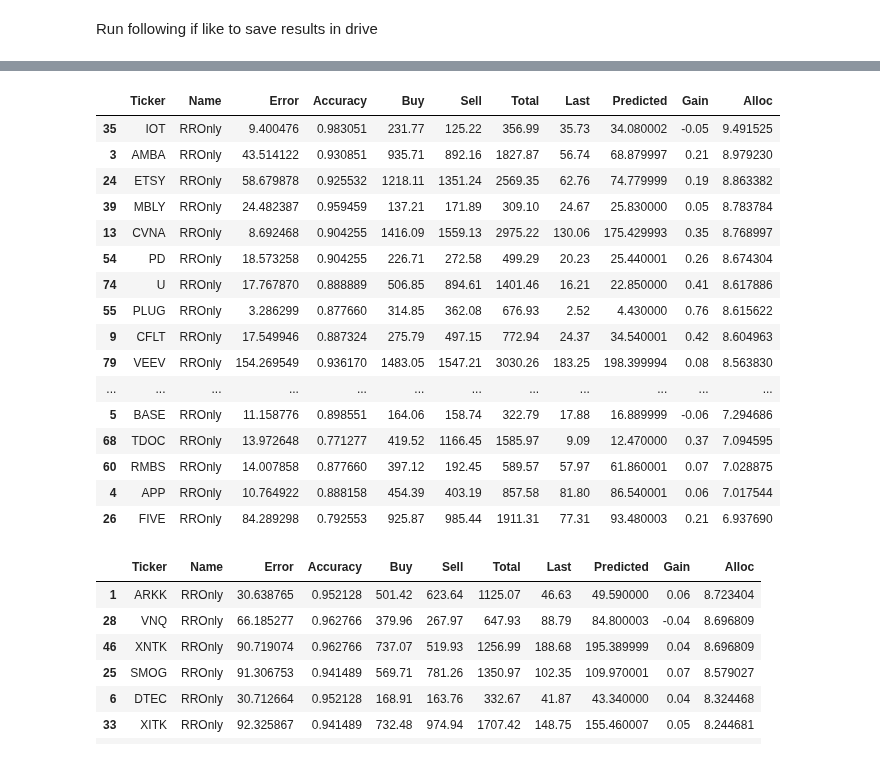
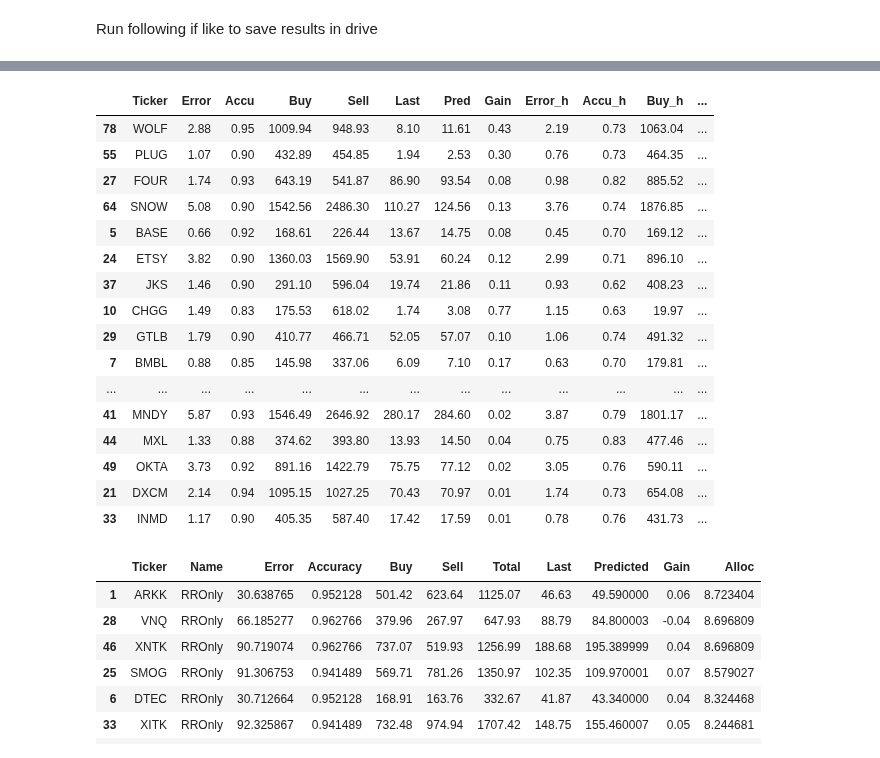
Before and after one commit to ahsank/StockML, a Jupyter notebook: StockML.ipynb, the cells around one changed output, grey strips where cells are left out. Saved outputs shown, nothing was run; the diff lists cells and outputs as text; code cells hidden in the pictures.

```diff
--- a/StockML.ipynb
+++ b/StockML.ipynb
@@ -65,30 +89,27 @@ tickers = ['ABNB', 'ACLS' ,'AI', 'AMBA', 'APP',
            'RBLX', 'RMBS', 'SMCI', 'SMAR', 'SNAP', 'SNOW', 'SQ', 'SPOT',
            'TEAM', 'TDOC', 'TNDM', 'TOST', 'TRIP', 'TTD', 'TWLO',
            'U','UI', 'UBER', 'UPWK', 'WOLF', 'VEEV', 'Z', 'ZM', 'ZS']
-lossfn = "huber_loss"
-mod = pipeline.RateReturnOnly(
-    pipeline.FeatureSeq([pipeline.AddDayMonth(), pipeline.AddVWap(), pipeline.AddMA(200)]))
-df  = pipeline.runModelCombined(tickers, 'ipos-6a', mod, False, loss=lossfn)[0]
+df = run_model('ipos', '9b', tickers, True)
 # %%
 addAlloc(df, 0.10, 1)
-df.sort_values('Alloc', ascending=False).head(50)
+df[(df.Gain>0)].sort_values('Alloc', ascending=False).head(50)
 # %% [output]
-|  | Ticker | Name | Error | Accuracy | Buy | Sell | Total | Last | Predicted | Gain | Alloc |
-| 35 | IOT | RROnly | 9.400476 | 0.983051 | 231.77 | 125.22 | 356.99 | 35.73 | 34.080002 | -0.05 | 9.491525 |
-| 3 | AMBA | RROnly | 43.514122 | 0.930851 | 935.71 | 892.16 | 1827.87 | 56.74 | 68.879997 | 0.21 | 8.979230 |
-| 24 | ETSY | RROnly | 58.679878 | 0.925532 | 1218.11 | 1351.24 | 2569.35 | 62.76 | 74.779999 | 0.19 | 8.863382 |
-| 39 | MBLY | RROnly | 24.482387 | 0.959459 | 137.21 | 171.89 | 309.10 | 24.67 | 25.830000 | 0.05 | 8.783784 |
-| 13 | CVNA | RROnly | 8.692468 | 0.904255 | 1416.09 | 1559.13 | 2975.22 | 130.06 | 175.429993 | 0.35 | 8.768997 |
-| 54 | PD | RROnly | 18.573258 | 0.904255 | 226.71 | 272.58 | 499.29 | 20.23 | 25.440001 | 0.26 | 8.674304 |
-| 74 | U | RROnly | 17.767870 | 0.888889 | 506.85 | 894.61 | 1401.46 | 16.21 | 22.850000 | 0.41 | 8.617886 |
-| 55 | PLUG | RROnly | 3.286299 | 0.877660 | 314.85 | 362.08 | 676.93 | 2.52 | 4.430000 | 0.76 | 8.615622 |
-| 9 | CFLT | RROnly | 17.549946 | 0.887324 | 275.79 | 497.15 | 772.94 | 24.37 | 34.540001 | 0.42 | 8.604963 |
-| 79 | VEEV | RROnly | 154.269549 | 0.936170 | 1483.05 | 1547.21 | 3030.26 | 183.25 | 198.399994 | 0.08 | 8.563830 |
-| ... | ... | ... | ... | ... | ... | ... | ... | ... | ... | ... | ... |
-| 5 | BASE | RROnly | 11.158776 | 0.898551 | 164.06 | 158.74 | 322.79 | 17.88 | 16.889999 | -0.06 | 7.294686 |
-| 68 | TDOC | RROnly | 13.972648 | 0.771277 | 419.52 | 1166.45 | 1585.97 | 9.09 | 12.470000 | 0.37 | 7.094595 |
-| 60 | RMBS | RROnly | 14.007858 | 0.877660 | 397.12 | 192.45 | 589.57 | 57.97 | 61.860001 | 0.07 | 7.028875 |
-| 4 | APP | RROnly | 10.764922 | 0.888158 | 454.39 | 403.19 | 857.58 | 81.80 | 86.540001 | 0.06 | 7.017544 |
-| 26 | FIVE | RROnly | 84.289298 | 0.792553 | 925.87 | 985.44 | 1911.31 | 77.31 | 93.480003 | 0.21 | 6.937690 |
+|  | Ticker | Error | Accu | Buy | Sell | Last | Pred | Gain | Error_h | Accu_h | Buy_h | ... |
+| 78 | WOLF | 2.88 | 0.95 | 1009.94 | 948.93 | 8.10 | 11.61 | 0.43 | 2.19 | 0.73 | 1063.04 | ... |
+| 55 | PLUG | 1.07 | 0.90 | 432.89 | 454.85 | 1.94 | 2.53 | 0.30 | 0.76 | 0.73 | 464.35 | ... |
+| 27 | FOUR | 1.74 | 0.93 | 643.19 | 541.87 | 86.90 | 93.54 | 0.08 | 0.98 | 0.82 | 885.52 | ... |
+| 64 | SNOW | 5.08 | 0.90 | 1542.56 | 2486.30 | 110.27 | 124.56 | 0.13 | 3.76 | 0.74 | 1876.85 | ... |
+| 5 | BASE | 0.66 | 0.92 | 168.61 | 226.44 | 13.67 | 14.75 | 0.08 | 0.45 | 0.70 | 169.12 | ... |
+| 24 | ETSY | 3.82 | 0.90 | 1360.03 | 1569.90 | 53.91 | 60.24 | 0.12 | 2.99 | 0.71 | 896.10 | ... |
+| 37 | JKS | 1.46 | 0.90 | 291.10 | 596.04 | 19.74 | 21.86 | 0.11 | 0.93 | 0.62 | 408.23 | ... |
+| 10 | CHGG | 1.49 | 0.83 | 175.53 | 618.02 | 1.74 | 3.08 | 0.77 | 1.15 | 0.63 | 19.97 | ... |
+| 29 | GTLB | 1.79 | 0.90 | 410.77 | 466.71 | 52.05 | 57.07 | 0.10 | 1.06 | 0.74 | 491.32 | ... |
+| 7 | BMBL | 0.88 | 0.85 | 145.98 | 337.06 | 6.09 | 7.10 | 0.17 | 0.63 | 0.70 | 179.81 | ... |
+| ... | ... | ... | ... | ... | ... | ... | ... | ... | ... | ... | ... | ... |
+| 41 | MNDY | 5.87 | 0.93 | 1546.49 | 2646.92 | 280.17 | 284.60 | 0.02 | 3.87 | 0.79 | 1801.17 | ... |
+| 44 | MXL | 1.33 | 0.88 | 374.62 | 393.80 | 13.93 | 14.50 | 0.04 | 0.75 | 0.83 | 477.46 | ... |
+| 49 | OKTA | 3.73 | 0.92 | 891.16 | 1422.79 | 75.75 | 77.12 | 0.02 | 3.05 | 0.76 | 590.11 | ... |
+| 21 | DXCM | 2.14 | 0.94 | 1095.15 | 1027.25 | 70.43 | 70.97 | 0.01 | 1.74 | 0.73 | 654.08 | ... |
+| 33 | INMD | 1.17 | 0.90 | 405.35 | 587.40 | 17.42 | 17.59 | 0.01 | 0.78 | 0.76 | 431.73 | ... |
 # %%
 findata.EPOCHS=200
```
Also changed, not shown: parts of 4 cells of this notebook.
